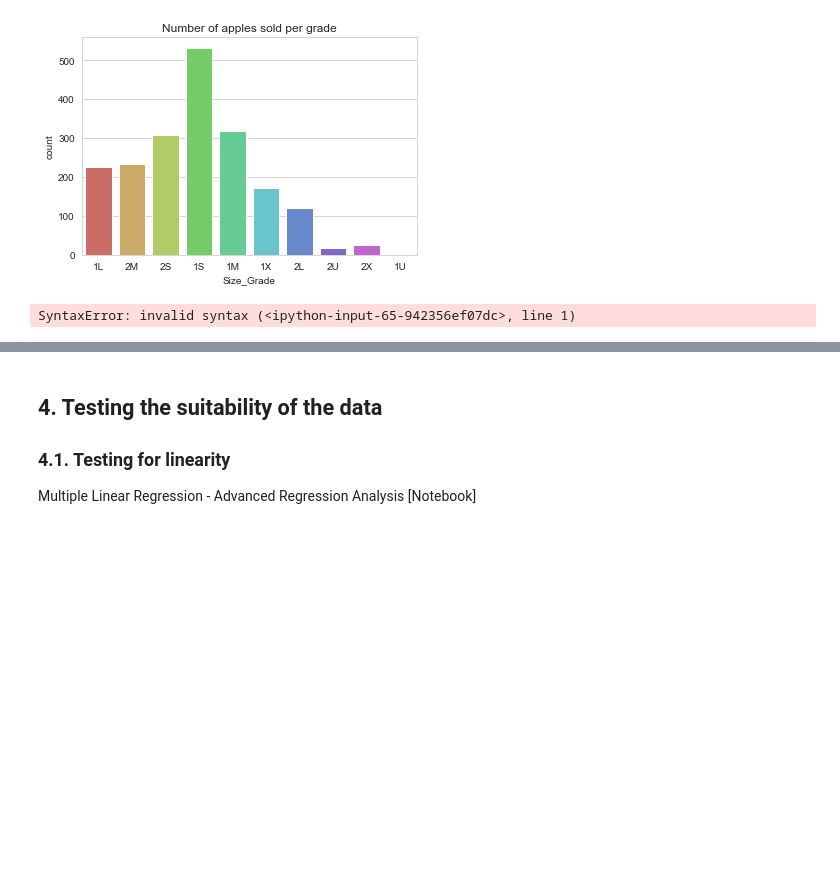
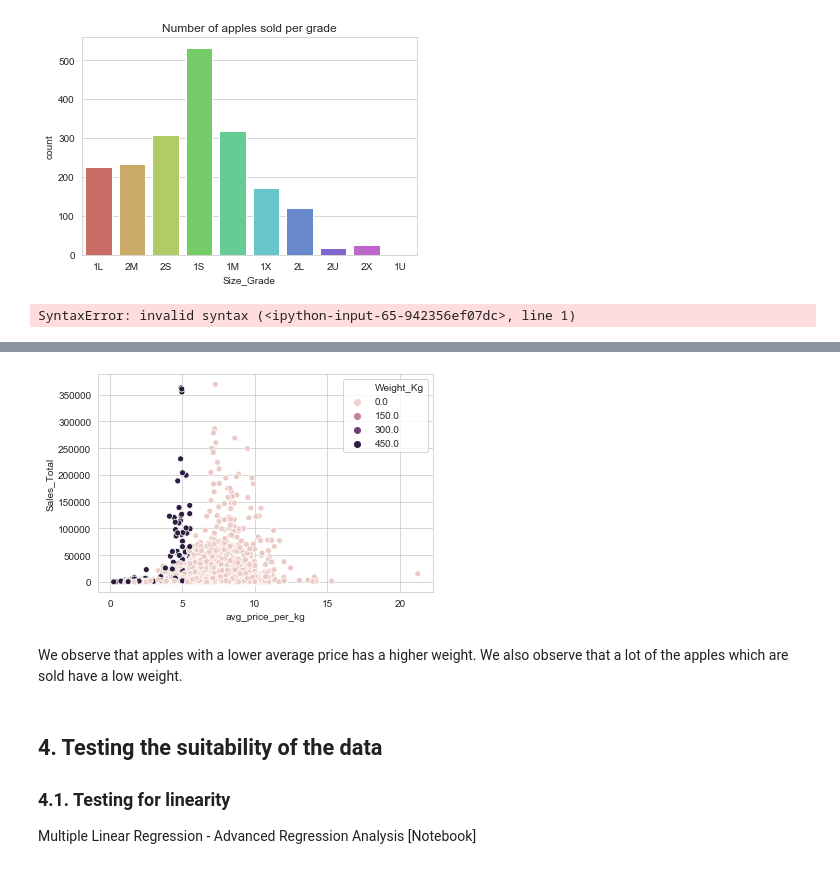
Before and after one commit to lkrump7/regression-apples-predict-api-template, a Jupyter notebook: Linear Regression team TS2.ipynb, the cells around one changed output, grey strips where cells are left out. Drawn from its saved outputs; the diff is of its cells as text; code cells hidden in the pictures; blank space fills up the shorter version.

```diff
--- a/Linear Regression team TS2.ipynb
+++ b/Linear Regression team TS2.ipynb
@@ -275,3 +281,9 @@ see Univariate and Multivariate Analysis [Notebook] - Multivariate Analysis:  Gr
+# %%
+sns.scatterplot(x='avg_price_per_kg',y='Sales_Total',hue='Weight_Kg', data=train_set);
+# %% [output]
+[figure, added]
+# %% [markdown]
+We observe that apples with a lower average price has a higher weight. We also observe that a lot of the apples which are sold have a low weight.
 # %% [markdown]
 ## 4. Testing the suitability of the data
 ### 4.1. Testing for linearity
```
Also changed, not shown: parts of 4 cells of this notebook.
